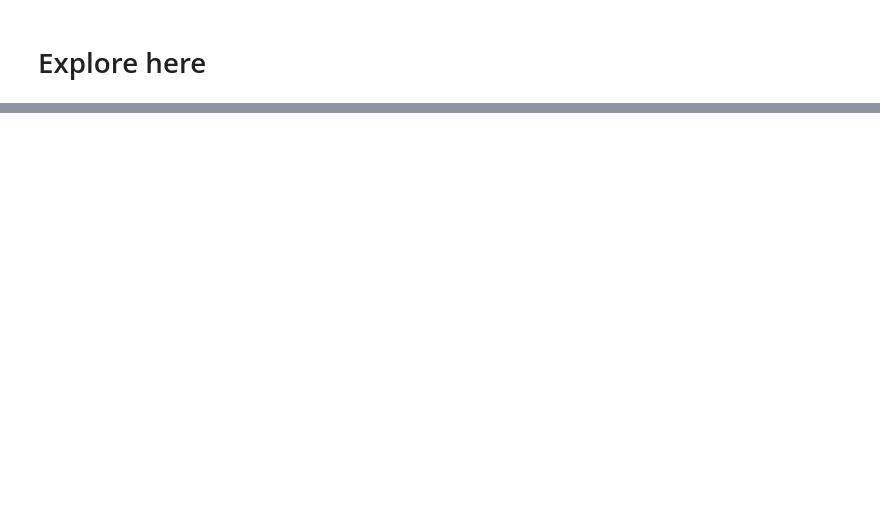
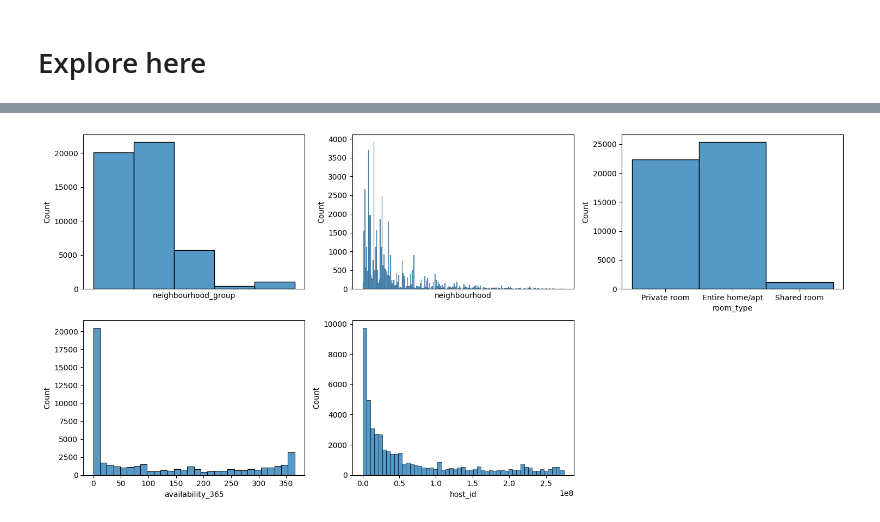
Before and after one commit to 4GeeksAcademy/ginotomasd-machine-learning-python-template, a Jupyter notebook: src/explore.ipynb, the cells around one changed output, grey strips where cells are left out. Saved outputs shown, nothing was run; the diff lists cells and outputs as text; code cells hidden in the pictures; blank space fills up the shorter version.

```diff
--- a/src/explore.ipynb
+++ b/src/explore.ipynb
@@ -3,6 +3,8 @@
 # %%
 # Your code here
 import pandas as pd
+import matplotlib.pyplot as plt
+import seaborn as sns
 
 # First we read the CSV
 total_data = pd.read_csv("https://raw.githubusercontent.com/4GeeksAcademy/data-preprocessing-project-tutorial/main/AB_NYC_2019.csv")
@@ -15,20 +17,87 @@ total_data.shape
     # The dataframe contains 48895 rows, or values and 16 variables.
 
 # We need to see what type of information is in there
-# total_data.info()
+total_data.info()
 
 # Now we can see that there are several variables that have Null values, the biggest ones being 'last_review' and 'reviews_per_month'
 # There are 16 variables total, separated into categorial and numerical, 8 for reach category.
 
 # Check for relevant duplicates:
 print('The number of duplicate names is:', total_data['name'].duplicated().sum())
-print(' The number of duplicate host ids is:', total_data['host_id'].duplicated().sum())
+print('The number of duplicate host ids is:', total_data['host_id'].duplicated().sum())
 
-# 'There will be duplicate names because there is a possibility that someone names their AirBnB just like another person'
-# 'Same for host ids, the only difference is there can be one person/entity with multiple AirBnBs listed'
+# There will be duplicate names because there is a possibility that someone names their AirBnB just like another person
+# Same for host ids, the only difference is there can be one person/entity with multiple AirBnBs listed
 
 # Drop all information that's not useful to the analysis:
 
 total_data.drop(['id', 'name', 'host_name', 'reviews_per_month', 'last_review'], axis=1, inplace=True)
 total_data.head()
+
+# We have two types of data, categorical and numerical. We are going to analyze them now:
+
+# Categorical data: 'neighbourhood_group', 'neighbourhood', 'room_type', 'availability_365', 'host_id'
+
+fig, axis = plt.subplots(2 , 3, figsize=(15,7))
+
+sns.histplot(ax = axis[0,0], data = total_data, x = "neighbourhood_group").set_xticks([])
+sns.histplot(ax = axis[0,1], data = total_data, x = 'neighbourhood').set_xticks([])
+sns.histplot(ax = axis[0,2], data = total_data, x = 'room_type')
+sns.histplot(ax = axis[1,0], data = total_data, x = 'availability_365')
+sns.histplot(ax = axis[1,1], data = total_data, x = 'host_id')
+fig.delaxes(axis[1,2])
+
+plt.tight_layout()
+plt.show()
+
+# We can observe several patterns inside the data when we visualize it:
+    # 1. Neighbourhood Group
+        # Most homes belong on the first two groups, while the other 3 groups have the least amount of homes, the fourth being the least populated.
+    # 2. Neighbourhood
+        # It seems there are certain neighbourhoods that contain a vast percentage of the available ABNBs.
+    # 3. Room Type
+        # Most of the places in ABNB are either private rooms or entire homes, almost the same amount. On the other hand, shared rooms were not as common for AirBnB in New York City.
+    # 4. Availability 365
+        # There is a giant spike in the amount of ABNBs without 365 availability, but overall there are still a lot of properties with it.
+    # 5 Host ID
+        # There are a hosts with more than one ABNB to rent, but there are also a lot of NaN values.
+
+
+# Numerical data: 'price', 'minimum_nights', 'number_of_reviews', 'calculated_host_listings_count'
+
+fig, axis = plt.subplots(4, 2, figsize=(10,13), gridspec_kw = {'height_ratios': [6,1,6,1]})
+
+sns.histplot(ax = axis[0,0], data = total_data, x='price')
+sns.boxplot(ax = axis[1,0], data = total_data, x='price')
+
+sns.histplot(ax = axis[0,1], data = total_data, x='minimum_nights').set_xlim(0,200)
+sns.boxplot(ax = axis[1,1], data = total_data, x='minimum_nights')
+
+sns.histplot(ax = axis[2,0], data = total_data, x='number_of_reviews')
+sns.boxplot(ax = axis[3,0], data = total_data, x='number_of_reviews')
+
+sns.histplot(ax = axis[2,1], data = total_data, x='calculated_host_listings_count')
+sns.boxplot(ax = axis[3,1], data = total_data, x='calculated_host_listings_count')
+
+plt.tight_layout()
+plt.show()
+
+# Analysis of multivariate variables
+
+# Numerical - Numerical Analysis (Correlation):
+
+fig, axis = plt.subplots(4, 2, figsize=(9,14))
+
+sns.regplot(ax = axis[0,0], data = total_data, x='minimum_nights', y='price')
+sns.heatmap(total_data[['price', 'minimum_nights']].corr(), annot=True, ax = axis[0,1])
+
+sns.regplot(ax = axis[1,0], data = total_data, x='number_of_reviews', y='price')
+sns.heatmap(total_data[['price', 'number_of_reviews']].corr(), annot=True, ax = axis[1,1])
+
+sns.regplot(ax = axis[2,0], data = total_data, x='calculated_host_listings_count', y='price')
+sns.heatmap(total_data[['price', 'calculated_host_listings_count']].corr(), annot=True, ax = axis[2,1])
+
+
+plt.tight_layout()
+plt.show()
 # %% [output]
@@ -42,0 +121 @@ The number of duplicate names is: 989
+[figure, added]
```
Also changed, not shown: parts of 1 cell of this notebook.
